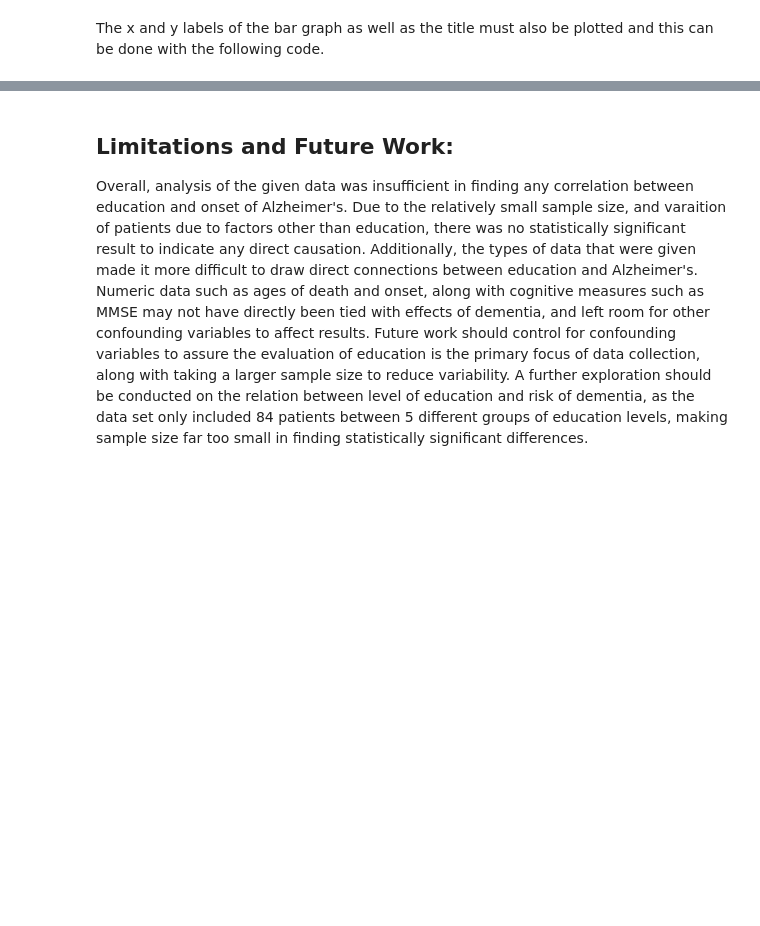
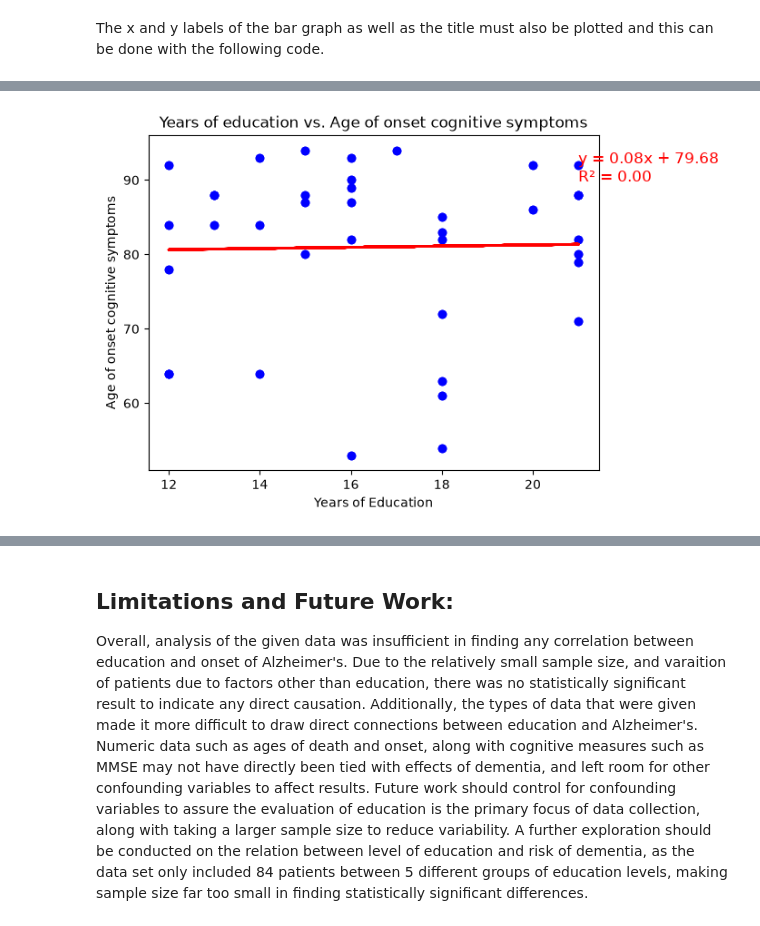
Before and after one commit to RHiner1/BME2315_Module-1, a Jupyter notebook: Module 1 Template.ipynb, the cells around one changed output, grey strips where cells are left out. Saved outputs shown, nothing was run; the diff lists cells and outputs as text; code cells hidden in the pictures; blank space fills up the shorter version.

Commit message:
Graphs and Transferring info
I added the analysis graphs and transferred some information from the shared document

```diff
--- a/Module 1 Template.ipynb
+++ b/Module 1 Template.ipynb
@@ -172,0 +234,91 @@ The same processes were repeated for different categories to produce two scatter
+# %%
+#creates empty list of variables
+patients_with_onset = [patient for patient in Patient.all_patients if patient.onsetage is not None]
+patient_educationyears_filtered = []
+patient_onsetage = []
+
+#iterates over each patient in the data set and adds relevant information to lists above
+for patient in patients_with_onset:
+    patient_educationyears_filtered.append(patient.educationyears)
+for patient in patients_with_onset:
+    patient_onsetage.append(patient.onsetage)
+
+#reshapes data on scatterplot and creates a line of best fit
+a = np.array(patient_educationyears_filtered).reshape(-1,1)
+b = np.array(patient_onsetage)
+
+model = LinearRegression()
+model.fit(a,b)
+
+slope = model.coef_[0]
+intercept = model.intercept_
+r2 = model.score(a, b)
+
+# Annotate equation and plot line
+equation = f"y = {slope:.2f}x + {intercept:.2f}\nR² = {r2:.2f}"
+plt.text(a.max(), b.max(), equation, color="red", fontsize=12, verticalalignment='top')
+
+plt.scatter (a, b, color = 'blue')
+plt.plot(a, model.predict(a), color='red', linewidth=2)
+plt.xlabel('Years of Education')
+plt.ylabel('Age of onset cognitive symptoms')
+plt.title('Years of education vs. Age of onset cognitive symptoms')
+plt.show()
+
+#creates empty lists for each potential education level and mmse score
+testedpatients = [patient for patient in Patient.all_patients if patient.mmse is not None]
+
+highschool = []
+tradeschool = []
+bachelors = []
+graduate = []
+professional = []
+
+#iterates over each patient in the data set and adds information to lists
+for patient in Patient.filter(Patient.all_patients, educationlevel = "High School"):
+    if patient.mmse is not None:
+        highschool.append(patient.mmse)
+for patient in Patient.filter(Patient.all_patients, educationlevel = "Trade School/ Tech School"):
+    if patient.mmse is not None:
+        tradeschool.append(patient.mmse)
+for patient in Patient.filter(Patient.all_patients, educationlevel = "Bachelors"):
+    if patient.mmse is not None:
+        bachelors.append(patient.mmse)
+for patient in Patient.filter(Patient.all_patients, educationlevel = "Graduate (PhD/Masters)"):
+    if patient.mmse is not None:
+        graduate.append(patient.mmse)
+for patient in Patient.filter(Patient.all_patients, educationlevel = "Professional"):
+    if patient.mmse is not None:
+        professional.append(patient.mmse)
+
+#conducts statistical analysis on data
+highschool_mean = statistics.mean(highschool)
+tradeschool_mean = statistics.mean(tradeschool)
+bachelors_mean = statistics.mean(bachelors)
+graduate_mean = statistics.mean(graduate)
+professional_mean = statistics.mean(professional)
+highschool_stdev = statistics.stdev(highschool)
+tradeschool_stdev = statistics.stdev(tradeschool)
+bachelors_stdev = statistics.stdev(bachelors)
+graduate_stdev = statistics.stdev(graduate)
+professional_stdev = statistics.stdev(professional)
+
+mean_mmse = [highschool_mean, tradeschool_mean, bachelors_mean, graduate_mean, professional_mean]
+stdev_mmse = [highschool_stdev, tradeschool_stdev, bachelors_stdev, graduate_stdev, professional_stdev]
+yerr = [np.zeros(len(mean_mmse)), stdev_mmse]
+
+#returns p value and f statistic of data
+f_stat, p_value = stats.f_oneway(highschool, tradeschool, bachelors, graduate, professional)
+print("F-statistic:", f_stat)
+print("p-value:", p_value)
+
+#creates a bar graph and annotates
+educationlevel_cols = ['High School', 'Trade School/Tech School', 'Bachelors Degree', 'Graduate Degree', 'Professional Degree']
+plt.bar(educationlevel_cols, mean_mmse, yerr=yerr, capsize=10, color=["red", "green", "blue", "orange", "purple"])
+plt.title("Highest Level of Education vs. Last MMSE Score")
+plt.xlabel("Highest Level of Education")
+plt.ylabel("Last MMSE Score")
+plt.xticks(fontsize = 6)
+plt.show()
+# %% [output]
+[figure, added]
```
Also changed, not shown: parts of 12 cells of this notebook.
